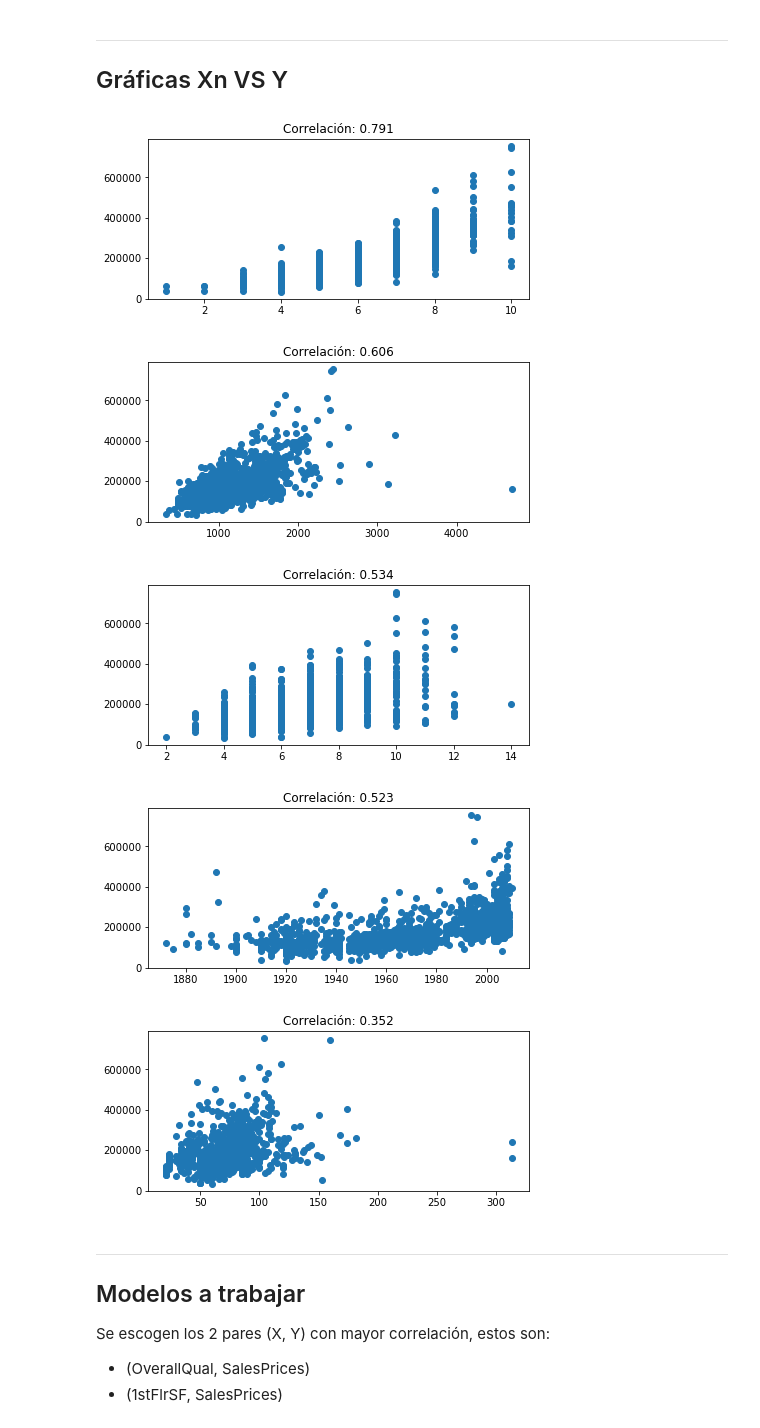
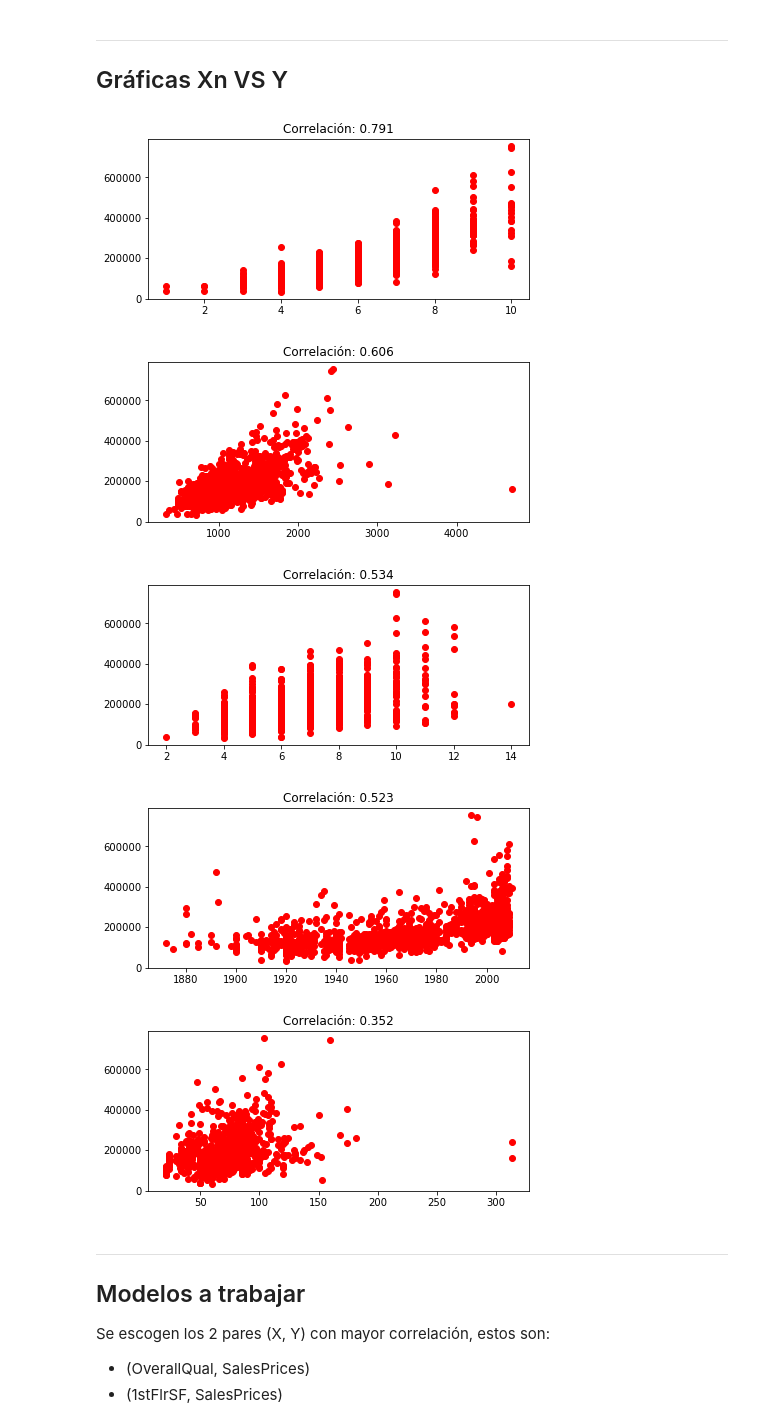
Before and after one commit to Kazeazul/Python-for-Data-Science, a Jupyter notebook: Proyecto/Proyecto.ipynb, the cells around one changed output. Saved outputs shown, nothing was run; the diff lists cells and outputs as text; code cells hidden in the pictures.

```diff
--- a/Proyecto/Proyecto.ipynb
+++ b/Proyecto/Proyecto.ipynb
@@ -139,15 +139,15 @@ correlacion
 # %%
 for z in range(1, 6):
     graficas = plt.figure(figsize = (15,10))
     plt.subplot(3,2,z)
-    plt.scatter(data_set[::,z], data_set[::,0]);
+    plt.scatter(data_set[::,z], data_set[::,0], color = "r");
     plt.title("Correlación: "+str('%.3f' % correlacion["SalePrice"][z]))
 # %% [output]
-[figure, old version]
+[figure, new version]
-[figure, old version]
+[figure, new version]
-[figure, old version]
+[figure, new version]
-[figure, old version]
+[figure, new version]
-[figure, old version]
+[figure, new version]
 # %% [markdown]
 ***
 ## Modelos a trabajar
```
Also changed, not shown: parts of 21 cells of this notebook.
